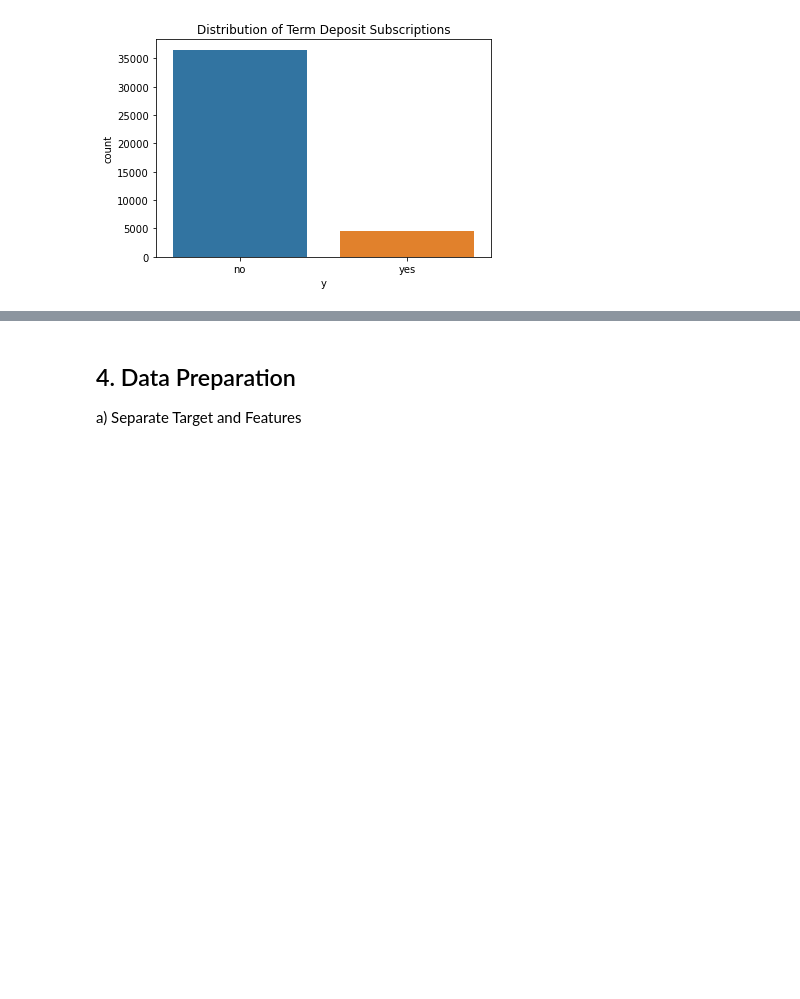
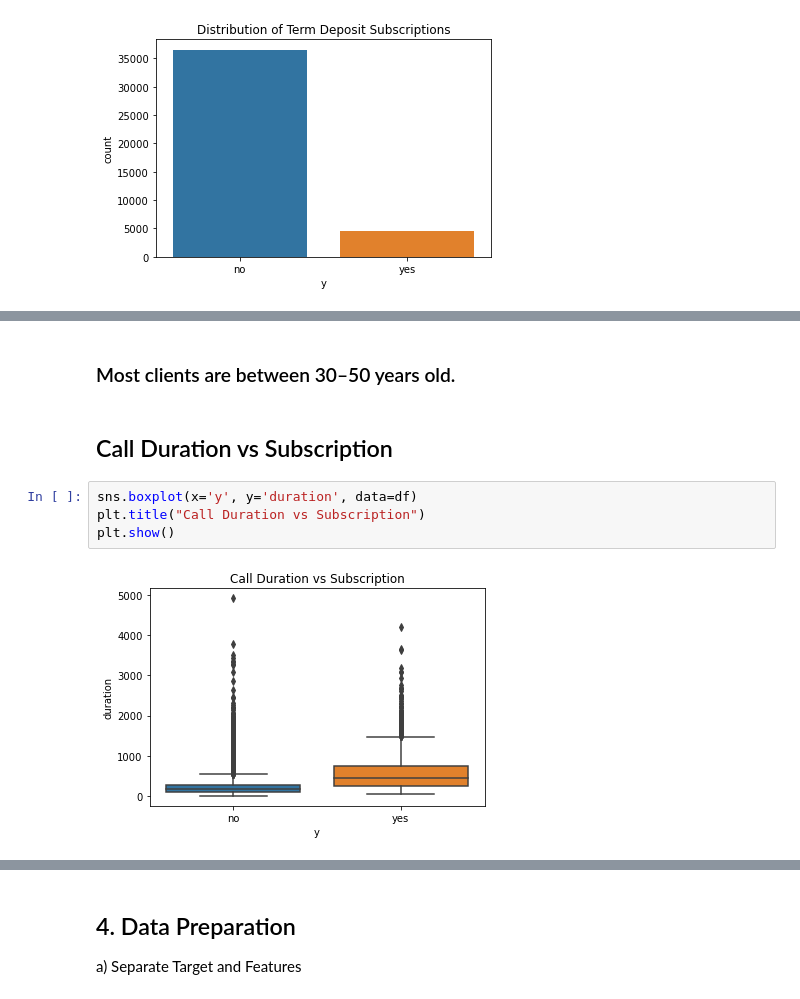
Before and after one commit to ivy35/BankMarketing_phase3, a Jupyter notebook: BankMarketing_Phase3.ipynb, the cells around one changed output, grey strips where cells are left out. Saved outputs shown, nothing was run; the diff lists cells and outputs as text; blank space fills up the shorter version.

```diff
--- a/BankMarketing_Phase3.ipynb
+++ b/BankMarketing_Phase3.ipynb
@@ -167,0 +220,10 @@ plt.show()
+# %% [markdown]
+### Most clients are between 30–50 years old.
+# %% [markdown]
+## Call Duration vs Subscription
+# %%
+sns.boxplot(x='y', y='duration', data=df)
+plt.title("Call Duration vs Subscription")
+plt.show()
+# %% [output]
+[figure, added]
```
Also changed, not shown: parts of 27 cells of this notebook.
